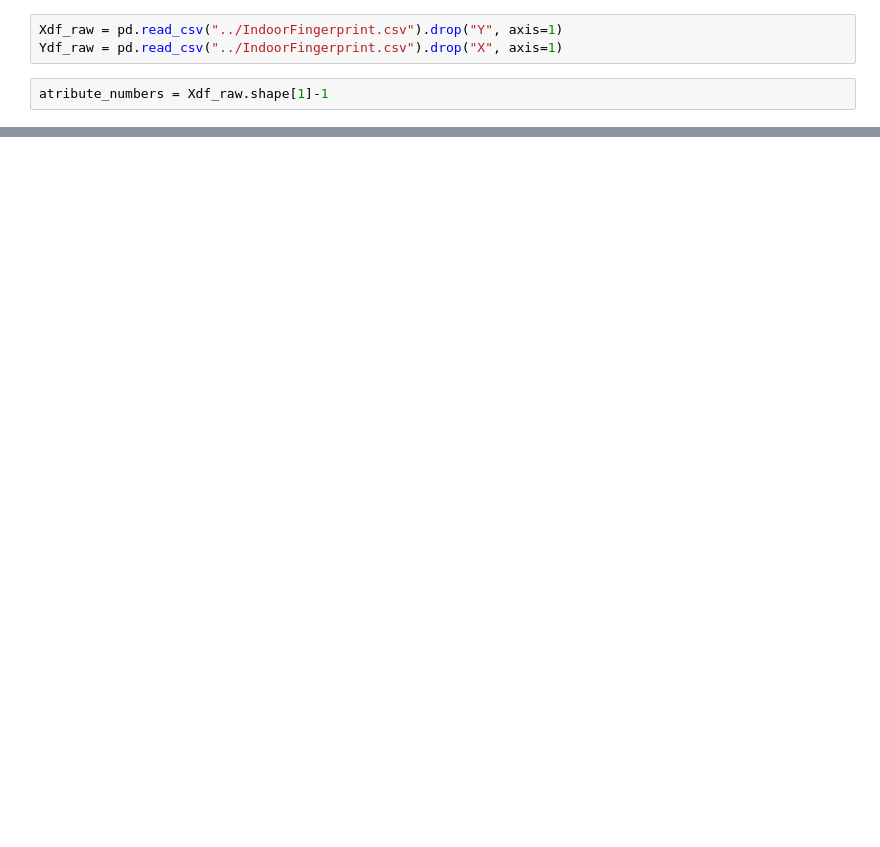
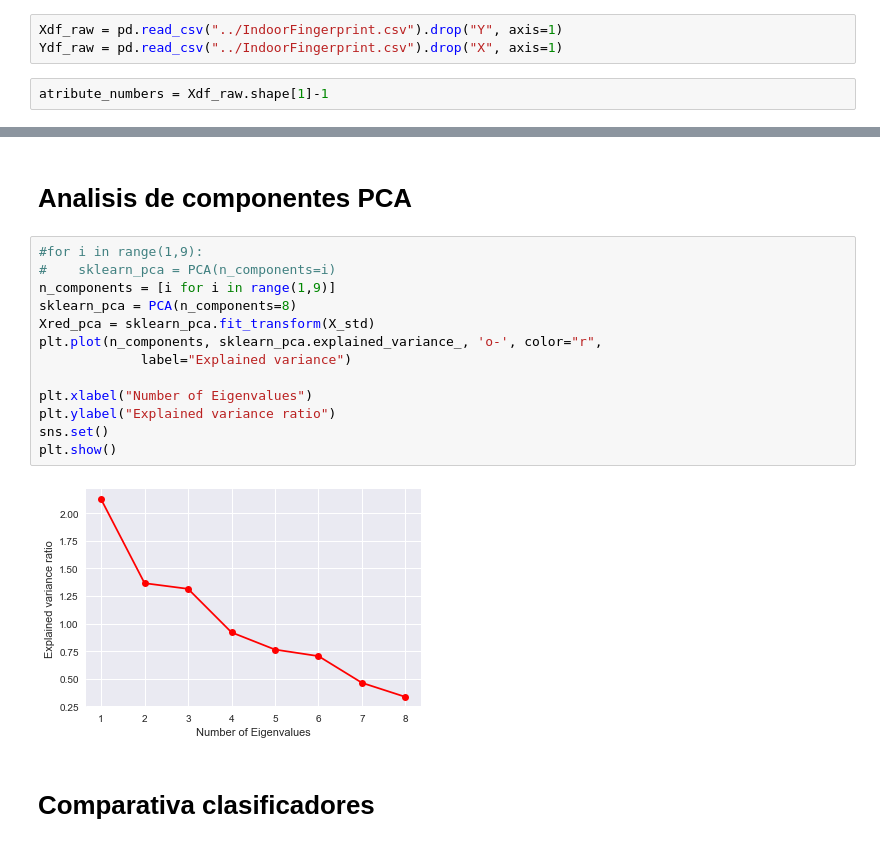
Before and after one commit to FelipeBerrios/Memoria, a Jupyter notebook: Indoor-ML/PCA/PCA.ipynb, the cells around one changed output, grey strips where cells are left out. Cells and saved outputs as stored; diff of their text form; blank space fills up the shorter version.

Commit message:
se termina analisis pca y modelos knn y svm para android

```diff
--- a/Indoor-ML/PCA/PCA.ipynb
+++ b/Indoor-ML/PCA/PCA.ipynb
@@ -87 +60,20 @@ plt.show()
 [figure]
+# %% [markdown]
+# Analisis de componentes PCA
+# %%
+#for i in range(1,9):
+#    sklearn_pca = PCA(n_components=i)
+n_components = [i for i in range(1,9)]
+sklearn_pca = PCA(n_components=8)
+Xred_pca = sklearn_pca.fit_transform(X_std)
+plt.plot(n_components, sklearn_pca.explained_variance_, 'o-', color="r",
+             label="Explained variance")
+
+plt.xlabel("Number of Eigenvalues")
+plt.ylabel("Explained variance ratio")
+sns.set()
+plt.show()
+# %% [output]
+[figure, added]
+# %% [markdown]
+# Comparativa clasificadores
```
Also changed, not shown: parts of 6 cells of this notebook, 19 other files.
